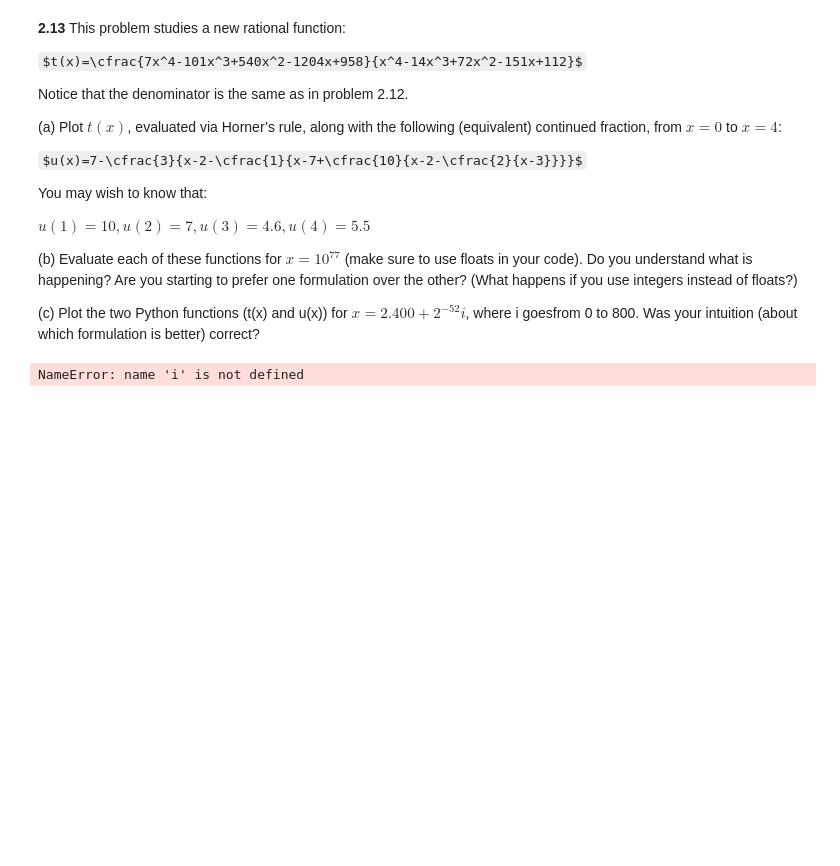
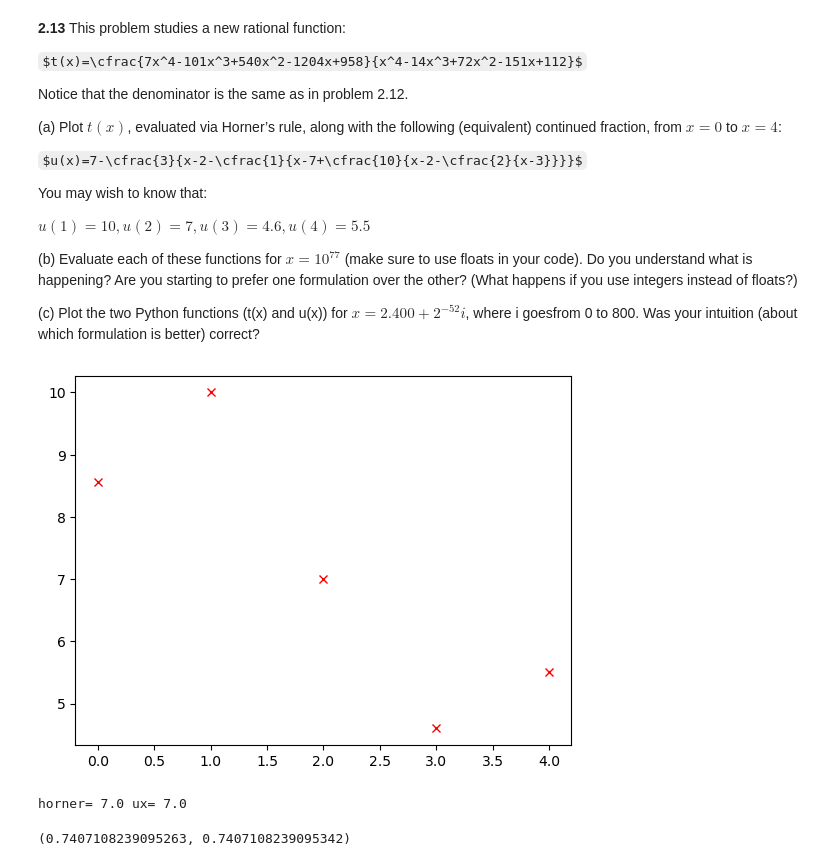
Before and after one commit to Arely00/ArelyGuadalupeJimenezDIaz-mn-2024, a Jupyter notebook: Ejercicios.ipynb, the cells around one changed output. Drawn from its saved outputs; the diff is of its cells as text; code cells hidden in the pictures; some formulas as TeX source; blank space fills up the shorter version.

Commit message:
Se añadieron las graficas de horner

```diff
--- a/Ejercicios.ipynb
+++ b/Ejercicios.ipynb
@@ -225,17 +225,50 @@ def horner(coef,x0,xf):
         for j in range(n-1,0,-1):
             polin=(poli)*i+coef[j-1]
             poli=polin
-        print ([i,poli])
+       # print ([i,poli])
+    return poli
+
+def horner2(x):
+    coef=[958,-1204,540,-101,7]
+    n=len(coef)
+    poli=coef[n-1]
+    polin=0
+    for j in range(n-1,0,-1):
+        polin=(poli)*x+coef[j-1]
+        poli=polin
+    #print ([x,poli])
+    return poli
+
+def horner3(x):
+    coef=[112,-151,72,-14,1]
+    n=len(coef)
+    poli=coef[n-1]
+    polin=0
+    for j in range(n-1,0,-1):
+        polin=(poli)*x+coef[j-1]
+        poli=polin
+    #print ([x,poli])
+    return poli
 # %%
-def horner2(coef,x):
-    n=len(coef)
-    poli=coef[n-1]
-    polin=0
-    for j in range(n-1,0,-1):
-        polin=(poli)*x+coef[j-1]
-        poli=polin
-    print ([i,poli])
+def u(x):
+    ux=7-3/(x-2-1/(x-7+10/(x-2-2/(x-3))))
+    return ux
 # %%
-horner2([622,-751,324,-59,4],1.606)
+from matplotlib import pyplot
+x = range(0, 5)
+pyplot.plot(x, [horner2(i)/horner3(i) for i in x],'rx')
+pyplot.show()
 # %% [output]
-NameError: name 'i' is not defined
+[figure, added]
+# %%
+eh=horner2(pow(10,77))/horner3(pow(10,77))
+eu=u(pow(10,77))
+print("horner=",eh,"ux=", eu)
+# %% [output]
+horner= 7.0 ux= 7.0
+# %%
+2**(-52)
+
+horner4(2.4+2**(-52)*3)/horner5(2.4+2**(-52)*3), horner4(2.4+2**(-52)*400)/horner5(2.4+2**(-52)*400)
+# %% [output]
+(0.7407108239095263, 0.7407108239095342)
```
Also changed, not shown: parts of 5 cells of this notebook.
